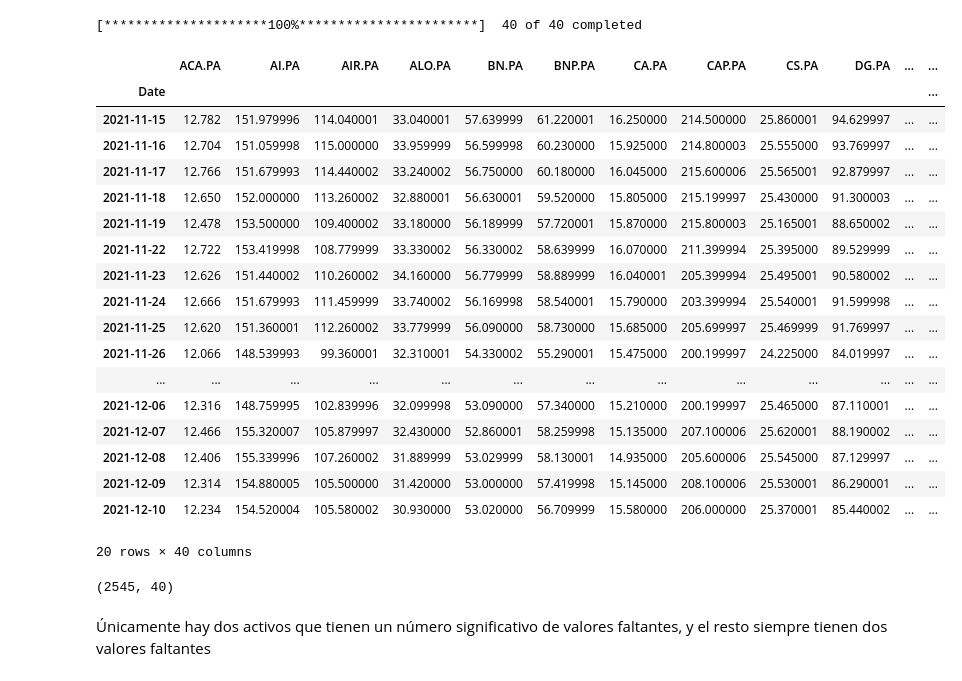
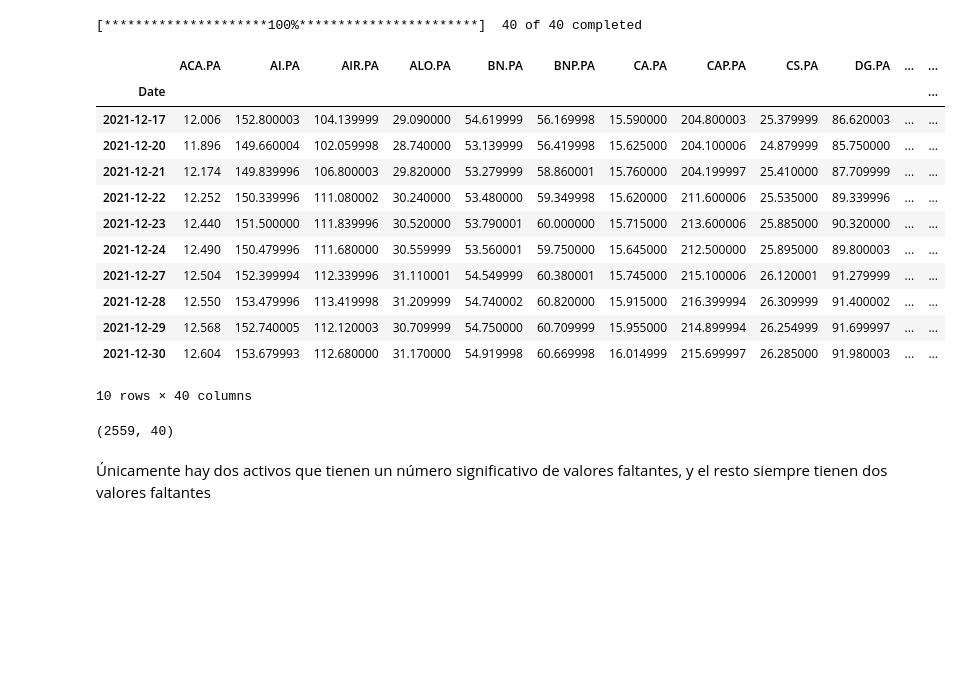
Before and after one commit to jduarte00/tesis, a Jupyter notebook: DataSets.ipynb, the cells around one changed output. Drawn from its saved outputs; the diff is of its cells as text; code cells hidden in the pictures; blank space fills up the shorter version.

```diff
--- a/DataSets.ipynb
+++ b/DataSets.ipynb
@@ -88,7 +88,7 @@ Para ver la composición del índice en otros tiempos consultar las versiones en
 # %% [markdown]
 A continuación se hace el web scraping de los componentes del S&P 500 a finales del 2021 en la versión de archivo de Wikipedia y mediante Beautifull Soup se obtienen los tickers correspondientes.
 # %%
-resp = requests.get('https://en.wikipedia.org/wiki/List_of_S%26P_500_companies')
+resp = requests.get('https://en.wikipedia.org/w/index.php?title=List_of_S%26P_500_companies&oldid=1062834329')
 soup = bs.BeautifulSoup(resp.text, 'lxml')
 table = soup.find('table', {'class': 'wikitable sortable'})
 # %%
@@ -668,30 +592,25 @@ cac_40_original = yf.download(tickers_cac, "2012-01-01", "2021-12-31")
 # %%
 cac_40_original_close = cac_40_original['Close']
-cac_40_original_close.tail(20)
+cac_40_original_close.to_csv('./data/cac_40_original_close.csv', index = True)
+cac_40_original_close.tail(10)
 # %% [output]
 |  | ACA.PA | AI.PA | AIR.PA | ALO.PA | BN.PA | BNP.PA | CA.PA | CAP.PA | CS.PA | DG.PA | ... | ... |
 | Date |  |  |  |  |  |  |  |  |  |  |  | ... |
-| 2021-11-15 | 12.782 | 151.979996 | 114.040001 | 33.040001 | 57.639999 | 61.220001 | 16.250000 | 214.500000 | 25.860001 | 94.629997 | ... | ... |
-| 2021-11-16 | 12.704 | 151.059998 | 115.000000 | 33.959999 | 56.599998 | 60.230000 | 15.925000 | 214.800003 | 25.555000 | 93.769997 | ... | ... |
-| 2021-11-17 | 12.766 | 151.679993 | 114.440002 | 33.240002 | 56.750000 | 60.180000 | 16.045000 | 215.600006 | 25.565001 | 92.879997 | ... | ... |
-| 2021-11-18 | 12.650 | 152.000000 | 113.260002 | 32.880001 | 56.630001 | 59.520000 | 15.805000 | 215.199997 | 25.430000 | 91.300003 | ... | ... |
-| 2021-11-19 | 12.478 | 153.500000 | 109.400002 | 33.180000 | 56.189999 | 57.720001 | 15.870000 | 215.800003 | 25.165001 | 88.650002 | ... | ... |
-| 2021-11-22 | 12.722 | 153.419998 | 108.779999 | 33.330002 | 56.330002 | 58.639999 | 16.070000 | 211.399994 | 25.395000 | 89.529999 | ... | ... |
-| 2021-11-23 | 12.626 | 151.440002 | 110.260002 | 34.160000 | 56.779999 | 58.889999 | 16.040001 | 205.399994 | 25.495001 | 90.580002 | ... | ... |
-| 2021-11-24 | 12.666 | 151.679993 | 111.459999 | 33.740002 | 56.169998 | 58.540001 | 15.790000 | 203.399994 | 25.540001 | 91.599998 | ... | ... |
-| 2021-11-25 | 12.620 | 151.360001 | 112.260002 | 33.779999 | 56.090000 | 58.730000 | 15.685000 | 205.699997 | 25.469999 | 91.769997 | ... | ... |
-| 2021-11-26 | 12.066 | 148.539993 | 99.360001 | 32.310001 | 54.330002 | 55.290001 | 15.475000 | 200.199997 | 24.225000 | 84.019997 | ... | ... |
-| ... | ... | ... | ... | ... | ... | ... | ... | ... | ... | ... | ... | ... |
-| 2021-12-06 | 12.316 | 148.759995 | 102.839996 | 32.099998 | 53.090000 | 57.340000 | 15.210000 | 200.199997 | 25.465000 | 87.110001 | ... | ... |
-| 2021-12-07 | 12.466 | 155.320007 | 105.879997 | 32.430000 | 52.860001 | 58.259998 | 15.135000 | 207.100006 | 25.620001 | 88.190002 | ... | ... |
-| 2021-12-08 | 12.406 | 155.339996 | 107.260002 | 31.889999 | 53.029999 | 58.130001 | 14.935000 | 205.600006 | 25.545000 | 87.129997 | ... | ... |
-| 2021-12-09 | 12.314 | 154.880005 | 105.500000 | 31.420000 | 53.000000 | 57.419998 | 15.145000 | 208.100006 | 25.530001 | 86.290001 | ... | ... |
-| 2021-12-10 | 12.234 | 154.520004 | 105.580002 | 30.930000 | 53.020000 | 56.709999 | 15.580000 | 206.000000 | 25.370001 | 85.440002 | ... | ... |
+| 2021-12-17 | 12.006 | 152.800003 | 104.139999 | 29.090000 | 54.619999 | 56.169998 | 15.590000 | 204.800003 | 25.379999 | 86.620003 | ... | ... |
+| 2021-12-20 | 11.896 | 149.660004 | 102.059998 | 28.740000 | 53.139999 | 56.419998 | 15.625000 | 204.100006 | 24.879999 | 85.750000 | ... | ... |
+| 2021-12-21 | 12.174 | 149.839996 | 106.800003 | 29.820000 | 53.279999 | 58.860001 | 15.760000 | 204.199997 | 25.410000 | 87.709999 | ... | ... |
+| 2021-12-22 | 12.252 | 150.339996 | 111.080002 | 30.240000 | 53.480000 | 59.349998 | 15.620000 | 211.600006 | 25.535000 | 89.339996 | ... | ... |
+| 2021-12-23 | 12.440 | 151.500000 | 111.839996 | 30.520000 | 53.790001 | 60.000000 | 15.715000 | 213.600006 | 25.885000 | 90.320000 | ... | ... |
+| 2021-12-24 | 12.490 | 150.479996 | 111.680000 | 30.559999 | 53.560001 | 59.750000 | 15.645000 | 212.500000 | 25.895000 | 89.800003 | ... | ... |
+| 2021-12-27 | 12.504 | 152.399994 | 112.339996 | 31.110001 | 54.549999 | 60.380001 | 15.745000 | 215.100006 | 26.120001 | 91.279999 | ... | ... |
+| 2021-12-28 | 12.550 | 153.479996 | 113.419998 | 31.209999 | 54.740002 | 60.820000 | 15.915000 | 216.399994 | 26.309999 | 91.400002 | ... | ... |
+| 2021-12-29 | 12.568 | 152.740005 | 112.120003 | 30.709999 | 54.750000 | 60.709999 | 15.955000 | 214.899994 | 26.254999 | 91.699997 | ... | ... |
+| 2021-12-30 | 12.604 | 153.679993 | 112.680000 | 31.170000 | 54.919998 | 60.669998 | 16.014999 | 215.699997 | 26.285000 | 91.980003 | ... | ... |
-20 rows × 40 columns
+10 rows × 40 columns
 # %%
 cac_40_original_close.shape
 # %% [output]
-(2545, 40)
+(2559, 40)
 # %% [markdown]
 Únicamente hay dos activos que tienen un número significativo de valores faltantes, y el resto siempre tienen dos valores faltantes
 # %%
```
Also changed, not shown: parts of 174 cells of this notebook, 21 other files.
